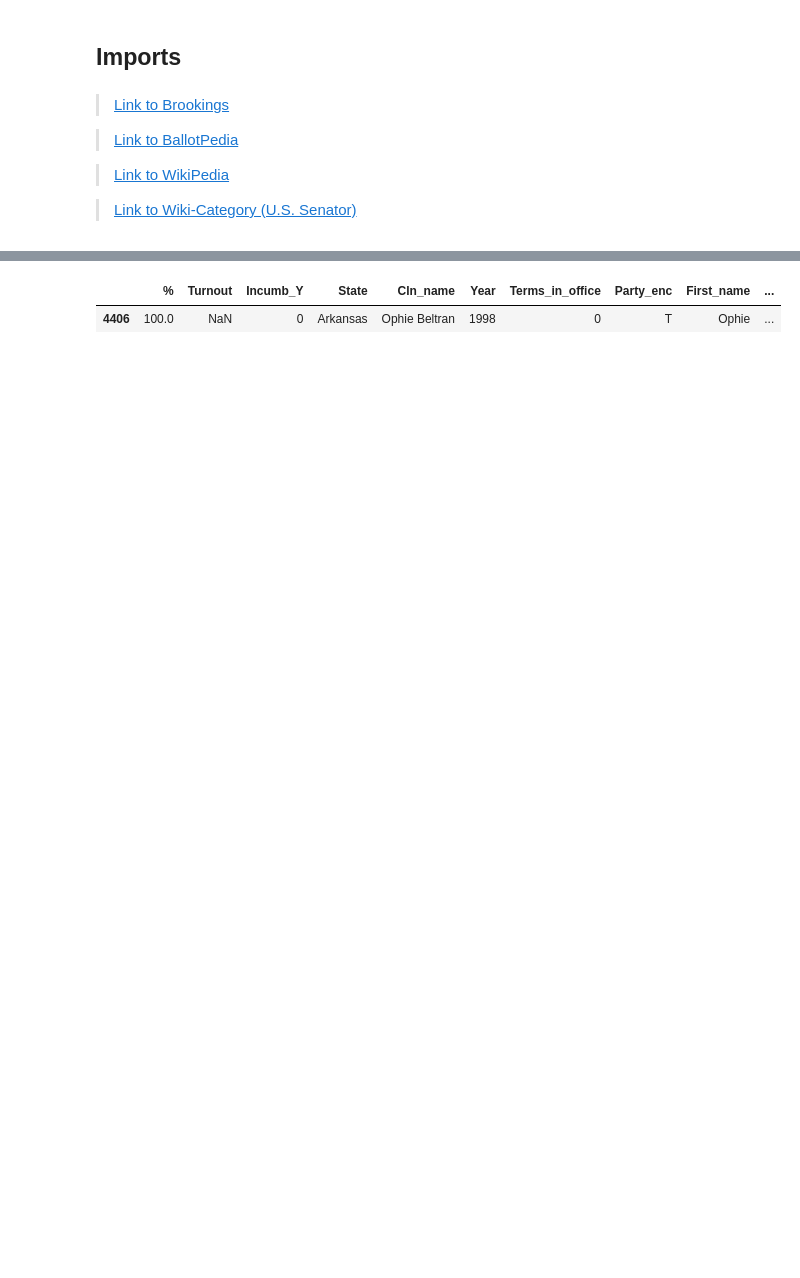
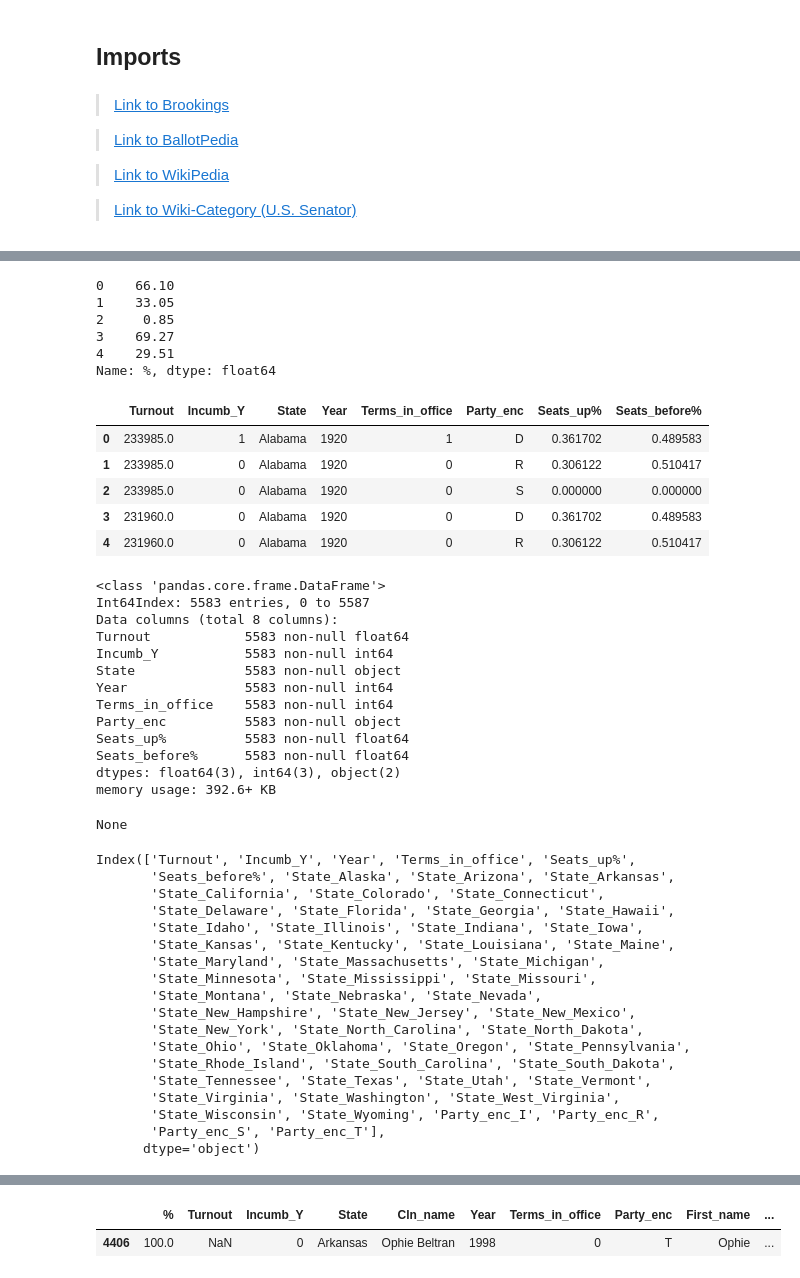
Before and after one commit to dfuller22/US_Senate_Election_Predictor, a Jupyter notebook: EDA_and_Modeling.ipynb, the cells around one changed output, grey strips where cells are left out. Drawn from its saved outputs; the diff is of its cells as text; code cells hidden in the pictures; blank space fills up the shorter version.

```diff
--- a/EDA_and_Modeling.ipynb
+++ b/EDA_and_Modeling.ipynb
@@ -33,3 +65,72 @@ display(df.tail())
 | 5585 | 40.99 | 3243317.0 | 0 | Washington | Chris Vance | 2016 | 0 | R | Chris | ... |
 | 5586 | 50.20 | 2947345.0 | 1 | Wisconsin | Ron Johnson | 2016 | 1 | R | Ron | ... |
 | 5587 | 46.80 | 2947345.0 | 0 | Wisconsin | Russ Feingold | 2016 | 0 | D | Russ | ... |
+# %%
+## Drop name refs
+df_model_test.drop(columns=['Cln_name', 'First_name'], inplace=True)
+
+## Fill NAs left from cleaning
+df_model_test.dropna(inplace=True)
+
+## Fixing State regex missed cases
+df_model_test.at[1461, 'State'] = 'West_Virginia'
+df_model_test.at[1632, 'State'] = 'Nevada'
+
+## Setting variables + Q.C.
+y = df_model_test.pop('%')
+X = df_model_test.copy()
+display(y.head())
+display(X.head())
+display(X.info())
+
+## drop_first assumes that State = Alabama and Party = D
+X_ohe = pd.get_dummies(X, drop_first=True)
+display(X_ohe.columns)
+
+## TT split
+X_train, X_test, y_train, y_test = train_test_split(X_ohe, y, random_state=222)
+# %% [output]
+0    66.10
+1    33.05
+2     0.85
+3    69.27
+4    29.51
+Name: %, dtype: float64
+|  | Turnout | Incumb_Y | State | Year | Terms_in_office | Party_enc | Seats_up% | Seats_before% |
+| 0 | 233985.0 | 1 | Alabama | 1920 | 1 | D | 0.361702 | 0.489583 |
+| 1 | 233985.0 | 0 | Alabama | 1920 | 0 | R | 0.306122 | 0.510417 |
+| 2 | 233985.0 | 0 | Alabama | 1920 | 0 | S | 0.000000 | 0.000000 |
+| 3 | 231960.0 | 0 | Alabama | 1920 | 0 | D | 0.361702 | 0.489583 |
+| 4 | 231960.0 | 0 | Alabama | 1920 | 0 | R | 0.306122 | 0.510417 |
+<class 'pandas.core.frame.DataFrame'>
+Int64Index: 5583 entries, 0 to 5587
+Data columns (total 8 columns):
+Turnout            5583 non-null float64
+Incumb_Y           5583 non-null int64
+State              5583 non-null object
+Year               5583 non-null int64
+Terms_in_office    5583 non-null int64
+Party_enc          5583 non-null object
+Seats_up%          5583 non-null float64
+Seats_before%      5583 non-null float64
+dtypes: float64(3), int64(3), object(2)
+memory usage: 392.6+ KB
+None
+Index(['Turnout', 'Incumb_Y', 'Year', 'Terms_in_office', 'Seats_up%',
+       'Seats_before%', 'State_Alaska', 'State_Arizona', 'State_Arkansas',
+       'State_California', 'State_Colorado', 'State_Connecticut',
+       'State_Delaware', 'State_Florida', 'State_Georgia', 'State_Hawaii',
+       'State_Idaho', 'State_Illinois', 'State_Indiana', 'State_Iowa',
+       'State_Kansas', 'State_Kentucky', 'State_Louisiana', 'State_Maine',
+       'State_Maryland', 'State_Massachusetts', 'State_Michigan',
+       'State_Minnesota', 'State_Mississippi', 'State_Missouri',
+       'State_Montana', 'State_Nebraska', 'State_Nevada',
+       'State_New_Hampshire', 'State_New_Jersey', 'State_New_Mexico',
+       'State_New_York', 'State_North_Carolina', 'State_North_Dakota',
+       'State_Ohio', 'State_Oklahoma', 'State_Oregon', 'State_Pennsylvania',
+       'State_Rhode_Island', 'State_South_Carolina', 'State_South_Dakota',
+       'State_Tennessee', 'State_Texas', 'State_Utah', 'State_Vermont',
+       'State_Virginia', 'State_Washington', 'State_West_Virginia',
+       'State_Wisconsin', 'State_Wyoming', 'Party_enc_I', 'Party_enc_R',
+       'Party_enc_S', 'Party_enc_T'],
+      dtype='object')
```
Also changed, not shown: parts of 26 cells of this notebook, 1 other file.
